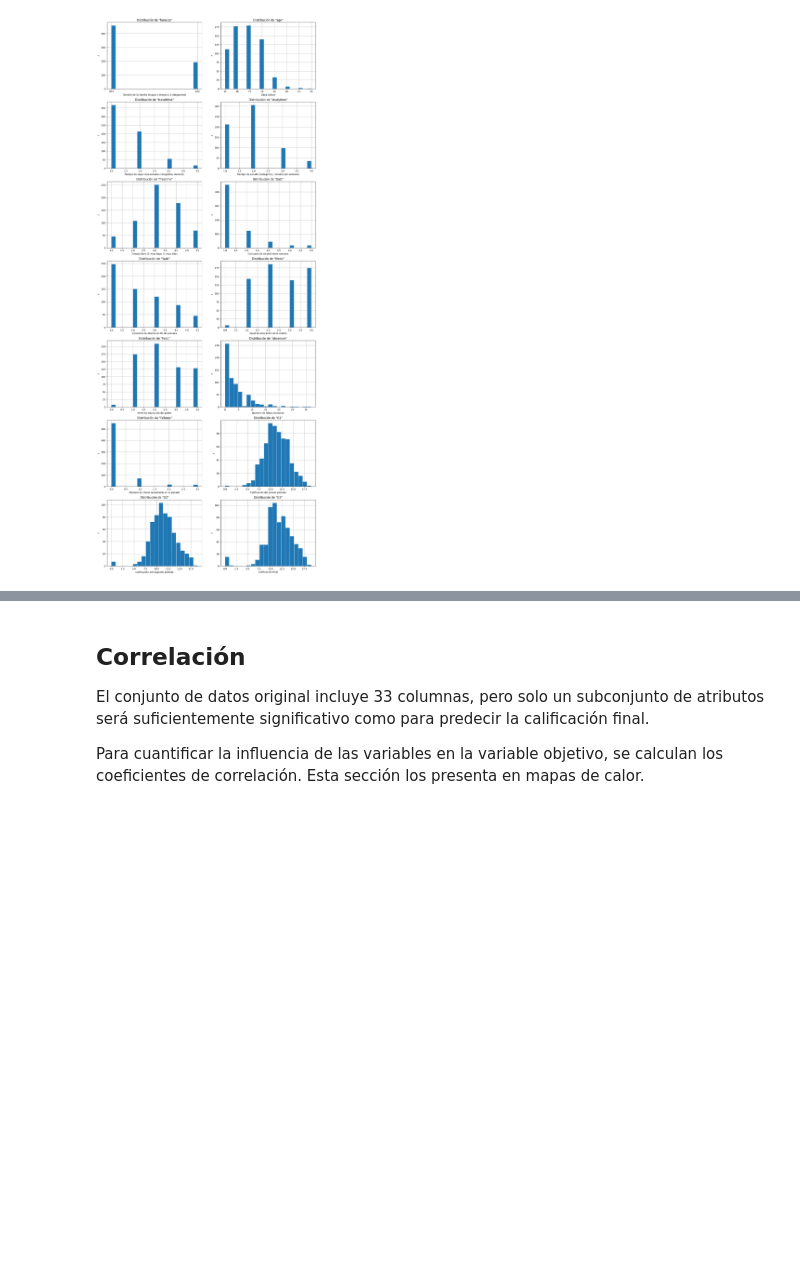
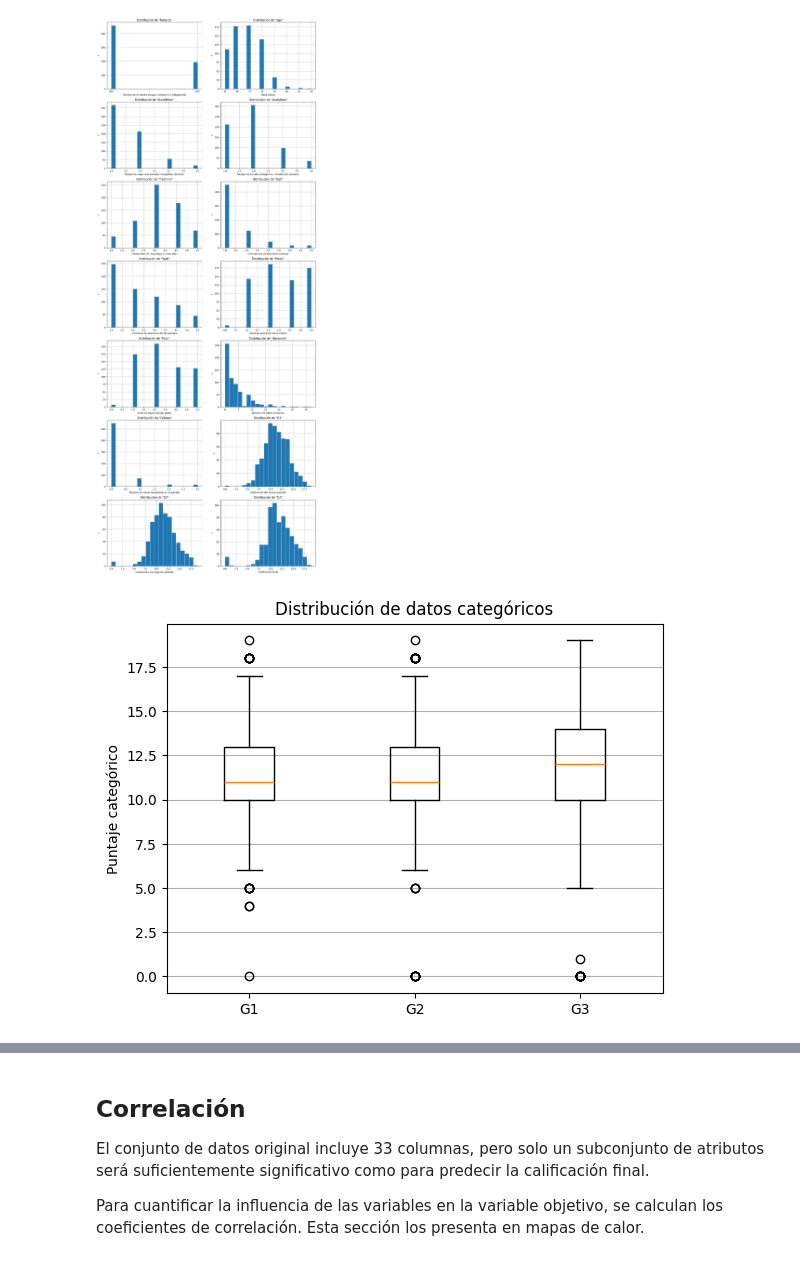
Before and after one commit to Frozen-Burrito/sim-matematica, a Jupyter notebook: proyectos/modulo_1/ProyectoModulo1_CardonaM_CurielM_MendozaF.ipynb, the cells around one changed output, grey strips where cells are left out. Saved outputs shown, nothing was run; the diff lists cells and outputs as text; code cells hidden in the pictures; blank space fills up the shorter version.

Commit message:
Agregar boxplots

```diff
--- a/proyectos/modulo_1/ProyectoModulo1_CardonaM_CurielM_MendozaF.ipynb
+++ b/proyectos/modulo_1/ProyectoModulo1_CardonaM_CurielM_MendozaF.ipynb
@@ -229,3 +229,19 @@ plt.savefig("graficas/student/histogramas_2.png", dpi=300)
 plt.show()
 # %% [output]
 [figure]
+# %%
+fig, ax = plt.subplots()
+
+atributos_categoricos = [""]
+distribuciones = [df[columna] for columna in ["G1", "G2", "G3"]]
+
+ax.boxplot(distribuciones, tick_labels=["G1", "G2", "G3"])
+ax.set_title("Distribución de datos categóricos")
+ax.set_ylabel("Puntaje categórico")
+ax.yaxis.grid(True)
+
+plt.savefig("graficas/student/boxplots_categoricas.png", dpi=300)
+
+plt.show()
+# %% [output]
+[figure, added]
```
Also changed, not shown: parts of 9 cells of this notebook, 4 other files.
